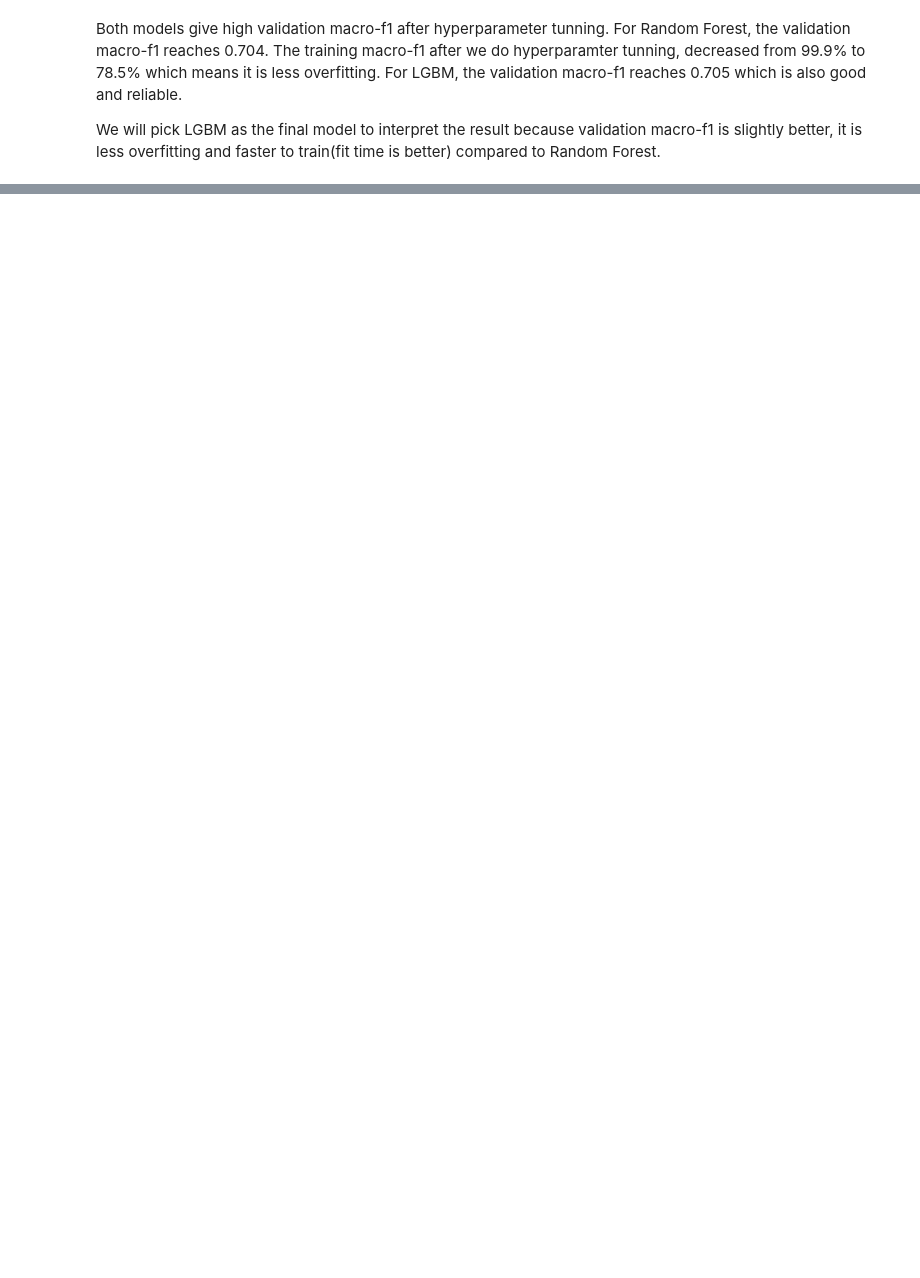
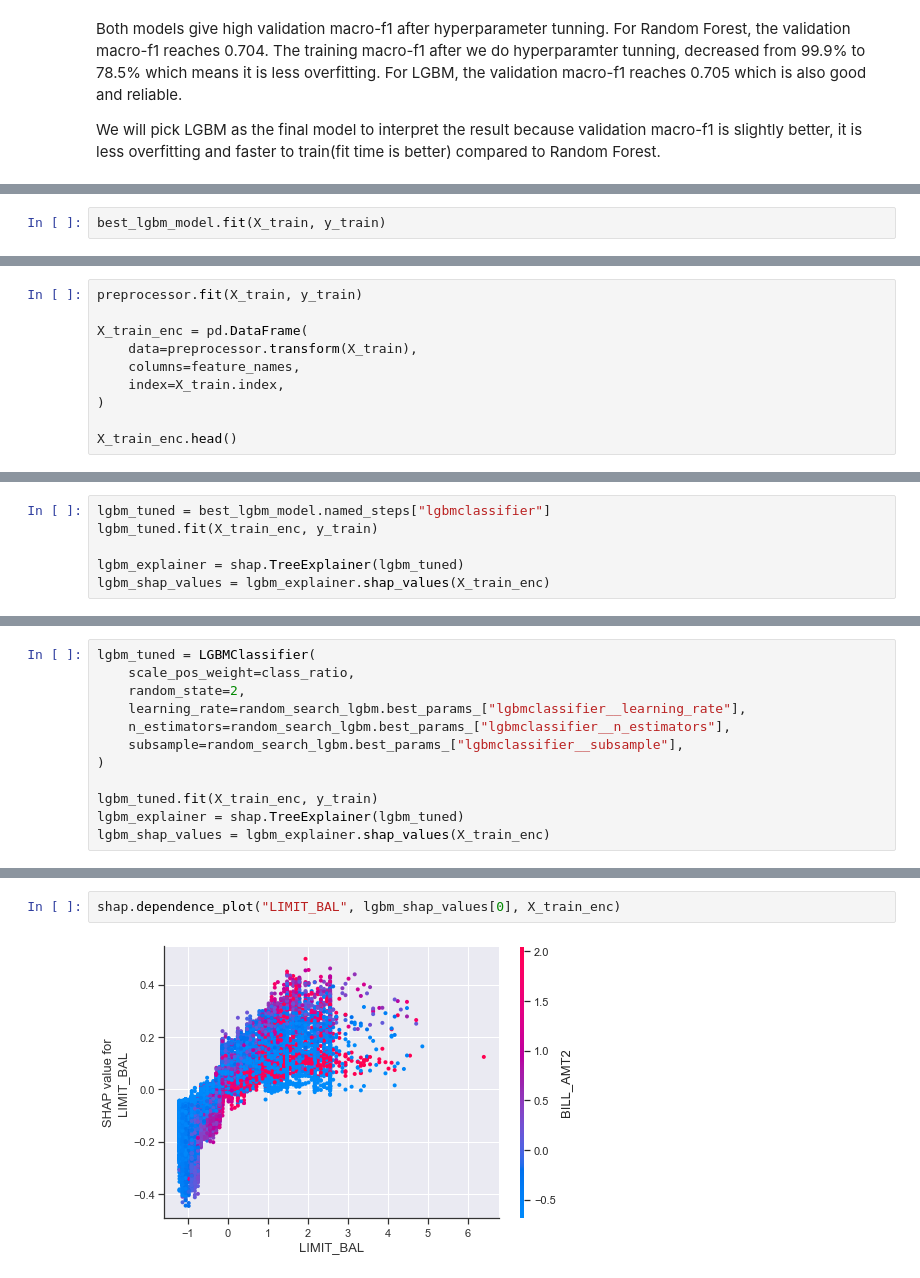
Before and after one commit to sheenasalwan/creditcard_defaulter_classification, a Jupyter notebook: creditcard_defaulter_classification.ipynb, the cells around one changed output, grey strips where cells are left out. Cells and saved outputs as stored; diff of their text form; blank space fills up the shorter version.

```diff
--- a/creditcard_defaulter_classification.ipynb
+++ b/creditcard_defaulter_classification.ipynb
@@ -599,0 +669,2 @@ We will pick LGBM as the final model to interpret the result because validation
+# %%
+best_lgbm_model.fit(X_train, y_train)
@@ -599,0 +712,10 @@ We will pick LGBM as the final model to interpret the result because validation
+# %%
+preprocessor.fit(X_train, y_train)
+
+X_train_enc = pd.DataFrame(
+    data=preprocessor.transform(X_train),
+    columns=feature_names,
+    index=X_train.index,
+)
+
+X_train_enc.head()
@@ -599,0 +730,6 @@ We will pick LGBM as the final model to interpret the result because validation
+# %%
+lgbm_tuned = best_lgbm_model.named_steps["lgbmclassifier"]
+lgbm_tuned.fit(X_train_enc, y_train)
+
+lgbm_explainer = shap.TreeExplainer(lgbm_tuned)
+lgbm_shap_values = lgbm_explainer.shap_values(X_train_enc)
@@ -599,0 +738,12 @@ We will pick LGBM as the final model to interpret the result because validation
+# %%
+lgbm_tuned = LGBMClassifier(
+    scale_pos_weight=class_ratio,
+    random_state=2,
+    learning_rate=random_search_lgbm.best_params_["lgbmclassifier__learning_rate"],
+    n_estimators=random_search_lgbm.best_params_["lgbmclassifier__n_estimators"],
+    subsample=random_search_lgbm.best_params_["lgbmclassifier__subsample"],
+)
+
+lgbm_tuned.fit(X_train_enc, y_train)
+lgbm_explainer = shap.TreeExplainer(lgbm_tuned)
+lgbm_shap_values = lgbm_explainer.shap_values(X_train_enc)
@@ -599,0 +767,4 @@ We will pick LGBM as the final model to interpret the result because validation
+# %%
+shap.dependence_plot("LIMIT_BAL", lgbm_shap_values[0], X_train_enc)
+# %% [output]
+[figure, added]
```
Also changed, not shown: parts of 56 cells of this notebook.
